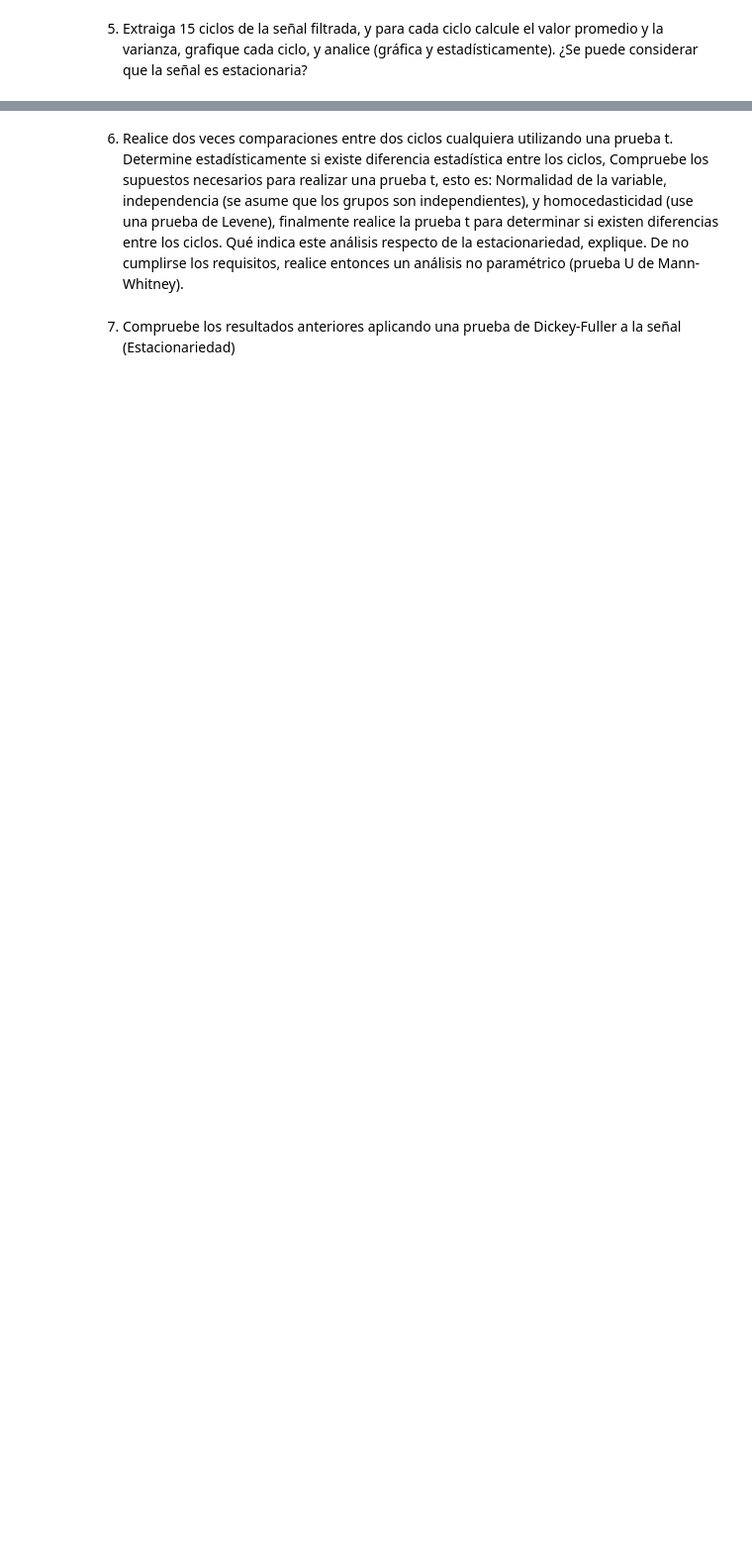
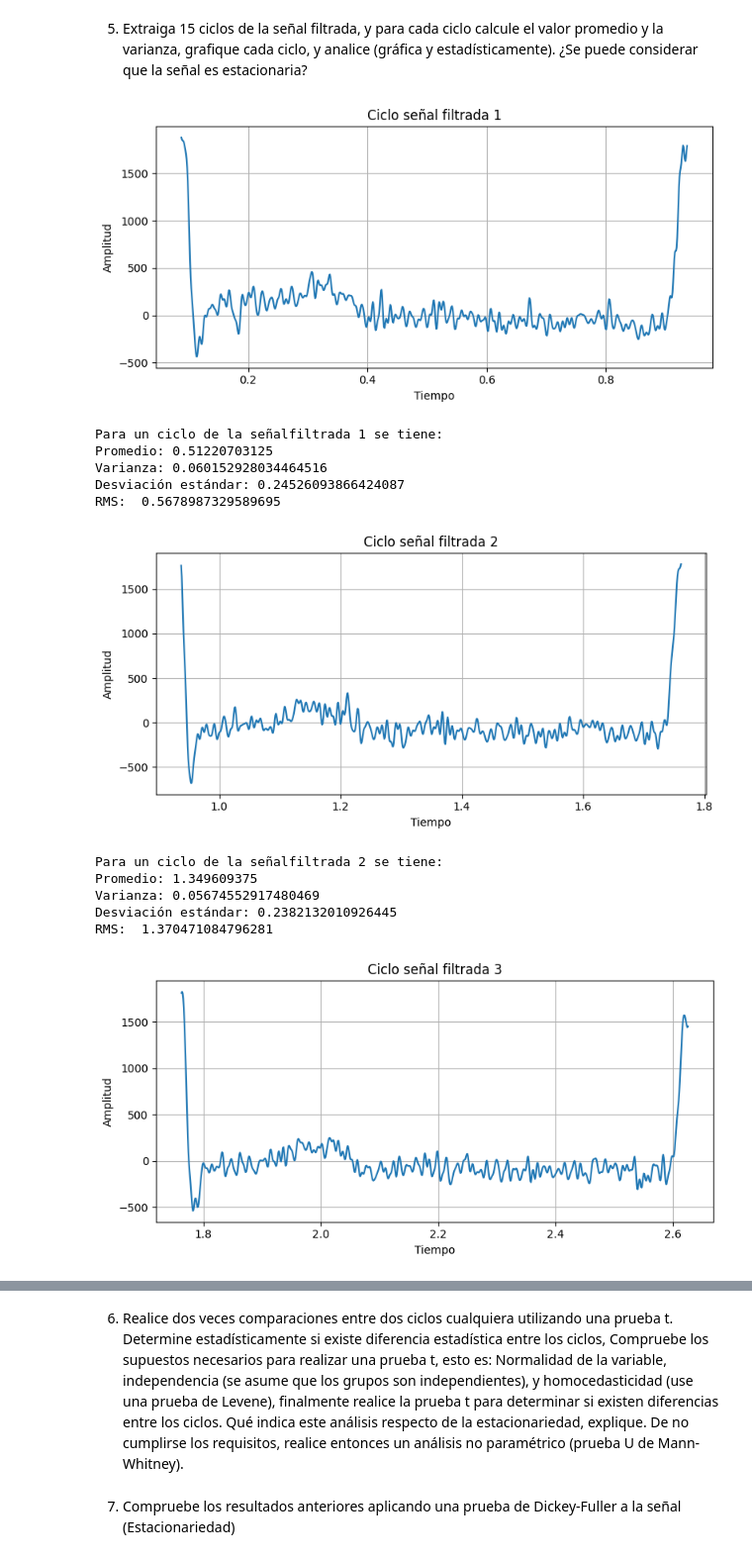
Before and after one commit to NataliaArenasP20/LaboratorioBiosenales, a Jupyter notebook: Practica_3/P3_NataliaArenas_DanielTamayo.ipynb, the cells around one changed output, grey strips where cells are left out. Shown at 99% size. Drawn from its saved outputs; the diff is of its cells as text; code cells hidden in the pictures; blank space fills up the shorter version.

```diff
--- a/Practica_3/P3_NataliaArenas_DanielTamayo.ipynb
+++ b/Practica_3/P3_NataliaArenas_DanielTamayo.ipynb
@@ -136,2 +182,51 @@ obtenidos en el ítem anterior.
 # %% [markdown]
 5.  Extraiga 15 ciclos de la señal filtrada, y para cada ciclo calcule el valor promedio y la varianza, grafique cada ciclo, y analice (gráfica y estadísticamente). ¿Se puede considerar que la señal es estacionaria?
+# %%
+
+s=vector_ECG_filtrada[90:960]
+t = ECG_filtrada.T[90:960]
+ciclo_senal(s,t,"filtrada 1")
+
+s=vector_ECG_filtrada[960:1805]
+t = ECG_filtrada.T[960:1805]
+ciclo_senal(s,t,"filtrada 2")
+
+s=vector_ECG_filtrada[1805:2690]
+t = ECG_filtrada.T[1805:2690]
+ciclo_senal(s,t,"filtrada 3")
+
+s=vector_ECG_filtrada[2690:3455]
+t = ECG_filtrada.T[2690:3455]
+ciclo_senal(s,t,"filtrada 4")
+
+s=vector_ECG_filtrada[3455:4250]
+t = ECG_filtrada.T[3455:4250]
+ciclo_senal(s,t,"filtrada 5")
+
+
+
+###PROBANDO...
+sss= np.array(vector_ECG_filtrada[0:])
+ttt = ECG_filtrada.T[0:]
+ciclo_senal(sss,ttt,"fas")
+max = np.max(sss)
+print(max)
+
+print(ECG_filtrada)
+# for i in s:
+#     if i >= 1600 and (i+1)<i:
+#         print("R"+i)
+# %% [output]
+[figure, added]
+Para un ciclo de la señalfiltrada 1 se tiene:
+Promedio: 0.51220703125
+Varianza: 0.060152928034464516
+Desviación estándar: 0.24526093866424087
+RMS:  0.5678987329589695
+[figure, added]
+Para un ciclo de la señalfiltrada 2 se tiene:
+Promedio: 1.349609375
+Varianza: 0.05674552917480469
+Desviación estándar: 0.2382132010926445
+RMS:  1.370471084796281
+[figure, added]
```
Also changed, not shown: parts of 5 cells of this notebook.
